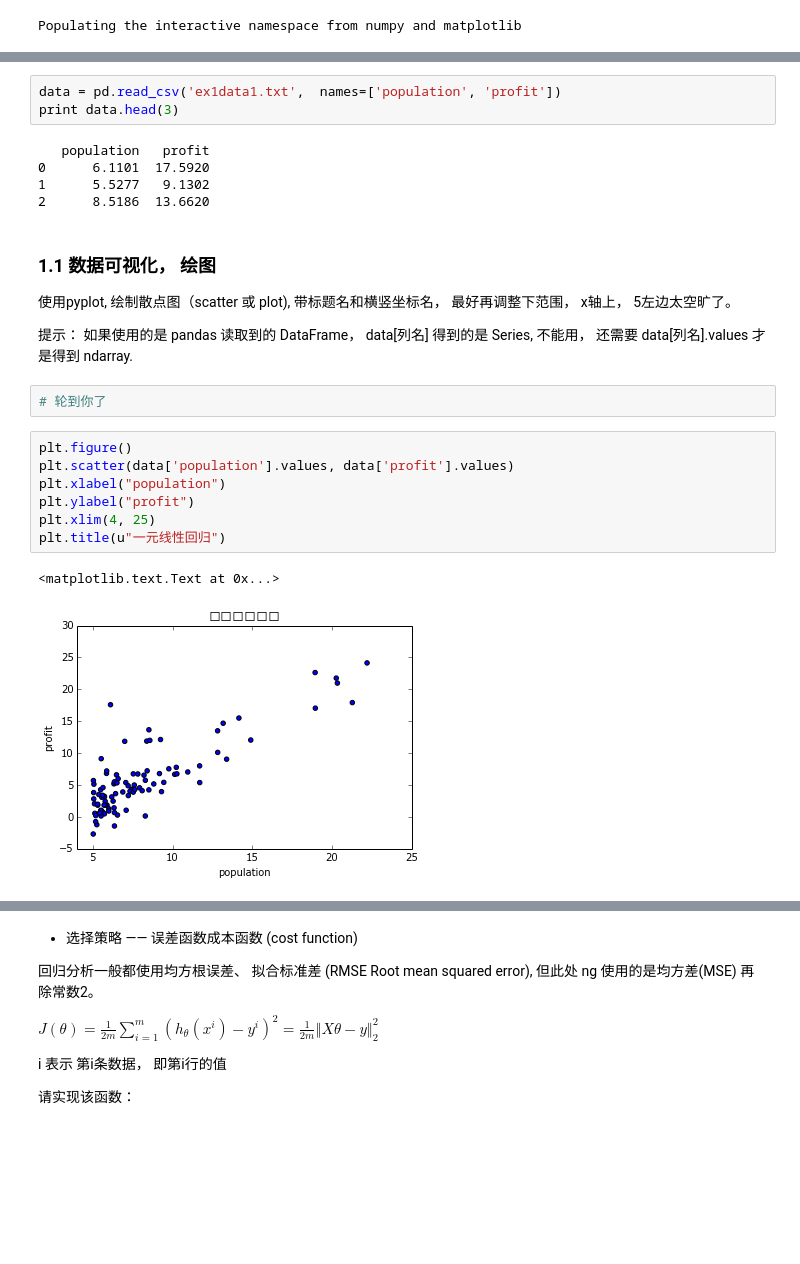
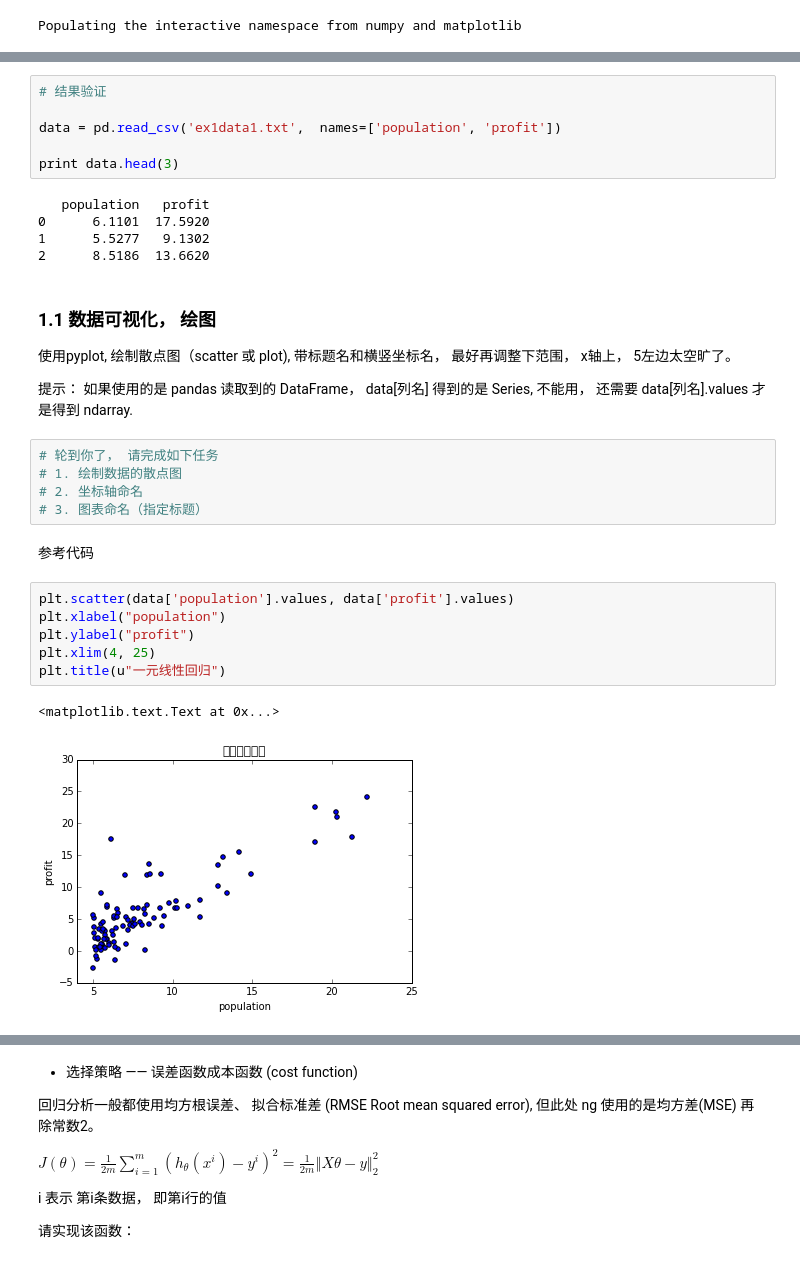
Before and after one commit to sndnyang/studylib, a Jupyter notebook: ai/ml/ng_ex1.ipynb, the cells around one changed output, grey strips where cells are left out. Drawn from its saved outputs; the diff is of its cells as text; blank space fills up the shorter version.

```diff
--- a/ai/ml/ng_ex1.ipynb
+++ b/ai/ml/ng_ex1.ipynb
@@ -39,5 +65,8 @@ pdf 最开始是 Octave 热身， python 相关热身请自行学习。
 # %%
+# 结果验证
+
 data = pd.read_csv('ex1data1.txt',  names=['population', 'profit'])
+
 print data.head(3)
 # %% [output]
    population   profit
@@ -50,18 +79,22 @@ print data.head(3)
 使用pyplot, 绘制散点图（scatter 或 plot), 带标题名和横竖坐标名， 最好再调整下范围， x轴上， 5左边太空旷了。
 
 提示： 如果使用的是 pandas 读取到的 DataFrame，  data[列名] 得到的是 Series, 不能用， 还需要 data[列名].values 才是得到 ndarray.
-# %%
-# 轮到你了
+# %%
+# 轮到你了， 请完成如下任务
+# 1. 绘制数据的散点图
+# 2. 坐标轴命名
+# 3. 图表命名（指定标题）
+# %% [markdown]
+参考代码
 # %%
-plt.figure()
 plt.scatter(data['population'].values, data['profit'].values)
 plt.xlabel("population")
 plt.ylabel("profit")
 plt.xlim(4, 25)
 plt.title(u"一元线性回归")
 # %% [output]
 <matplotlib.text.Text at 0x...>
-[figure, old version]
+[figure, new version]
 # %% [markdown]
 ### 1.2 梯度下降
 
```
Also changed, not shown: parts of 29 cells of this notebook.
